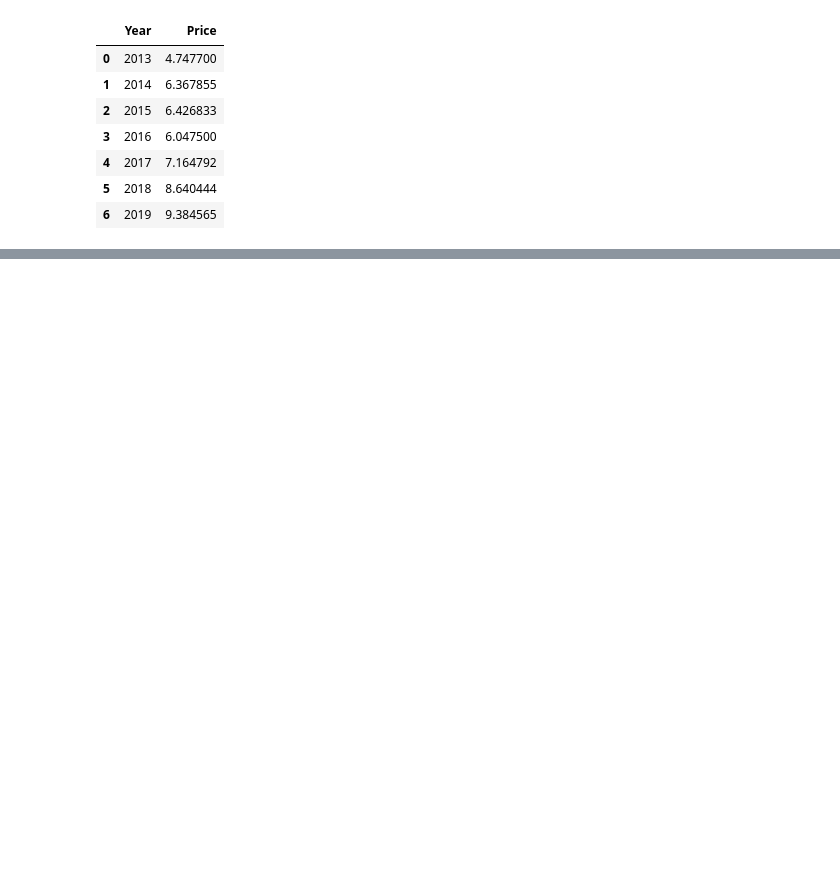
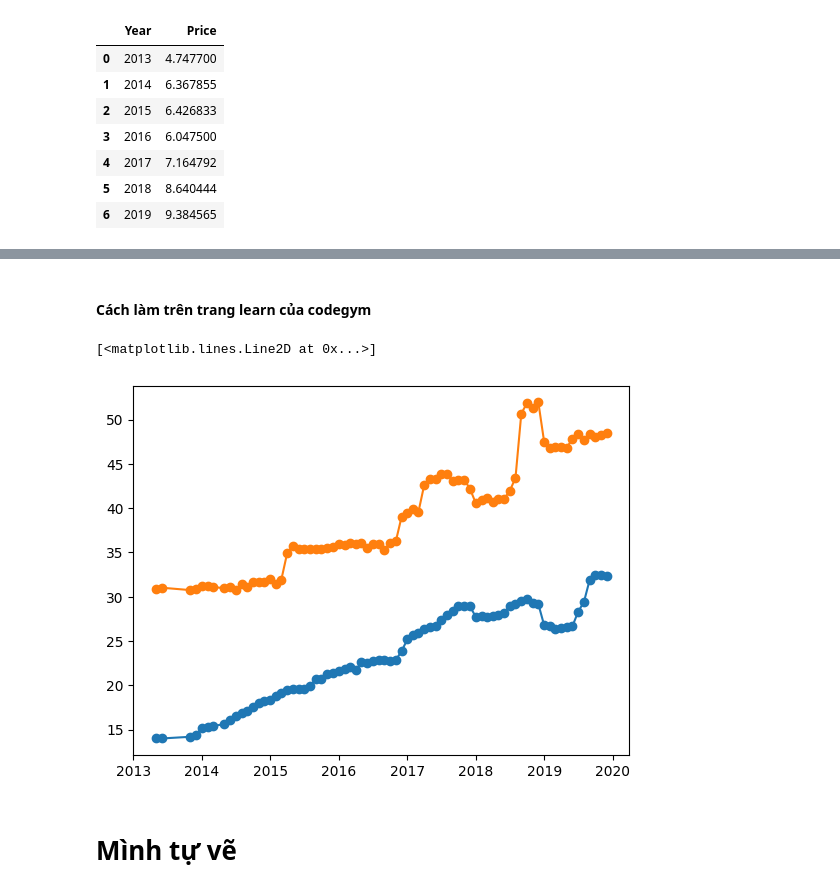
Before and after one commit to ntnqu/DAP2311R1, a Jupyter notebook: Buổi 20 - 04012024/day20_hypothesis_testing.ipynb, the cells around one changed output, grey strips where cells are left out. Saved outputs shown, nothing was run; the diff lists cells and outputs as text; code cells hidden in the pictures; blank space fills up the shorter version.

```diff
--- a/Buổi 20 - 04012024/day20_hypothesis_testing.ipynb
+++ b/Buổi 20 - 04012024/day20_hypothesis_testing.ipynb
@@ -120,0 +116,19 @@ plt.plot(df1['Year'], df1['Price'])
+# %% [markdown]
+#### Cách làm trên trang learn của codegym
+# %%
+# chuyển đổi dữ liệu ngày tháng
+df['time'] =  pd.to_datetime(df['Year'].astype(str) + '/'+df['Month'].astype(str))
+
+# thực hiện tính toán và vẽ giá trà, caffe theo tháng
+df_Tea_all = df.loc[(df.ProductName == 'Tea - Retail')]
+df_Tea_all_mean_by_month = df_Tea_all.groupby('time')['Price'].mean()
+plt.plot_date(df_Tea_all_mean_by_month.index, df_Tea_all_mean_by_month.values, linestyle ='solid')
+
+df_Coffee_all = df.loc[(df.ProductName == 'Coffee - Retail')]
+df_Coffee_all_mean_by_month = df_Coffee_all.groupby('time')['Price'].mean()
+plt.plot_date(df_Coffee_all_mean_by_month.index, df_Coffee_all_mean_by_month.values, linestyle ='solid')
+# %% [output]
+[<matplotlib.lines.Line2D at 0x...>]
+[figure, added]
+# %% [markdown]
+# Mình tự vẽ
```
Also changed, not shown: parts of 19 cells of this notebook, 3 other files.
